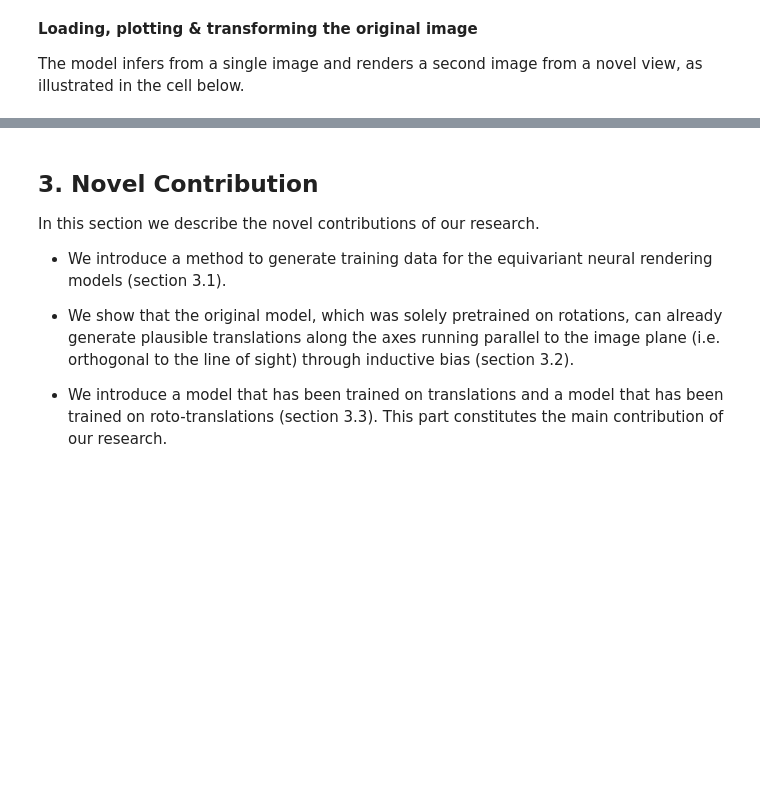
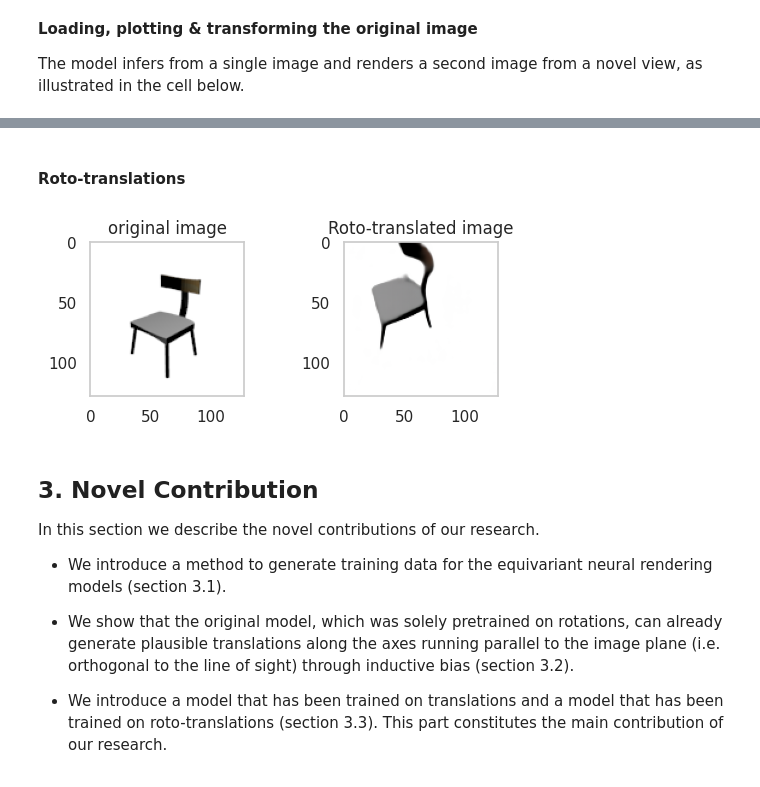
Before and after one commit to elidub/equiv-neural-rendering, a Jupyter notebook: demos/EquivariantNR.ipynb, the cells around one changed output, grey strips where cells are left out. Drawn from its saved outputs; the diff is of its cells as text; code cells hidden in the pictures; blank space fills up the shorter version.

```diff
--- a/demos/EquivariantNR.ipynb
+++ b/demos/EquivariantNR.ipynb
@@ -161,3 +219,15 @@ In the original paper the authors used 3D rotations to generate novel views, mea
+# %% [markdown]
+#### Roto-translations
+# %%
+roto_translations = transformation_dict(azimuth = 30., elevation = 30., y = .3, z = .3)
+roto_trans_scene = transform_scene(model, scene, init_camera_pos, roto_translations)
+
+imgs = [original_img, roto_trans_scene]
+keys = ['original image', 'Roto-translated image']
+
+fig = display_transformations(imgs, keys,  fsize = (6,2))
+# %% [output]
+[figure, added]
 # %% [markdown]
 ## 3. Novel Contribution
 
```
Also changed, not shown: parts of 15 cells of this notebook.
